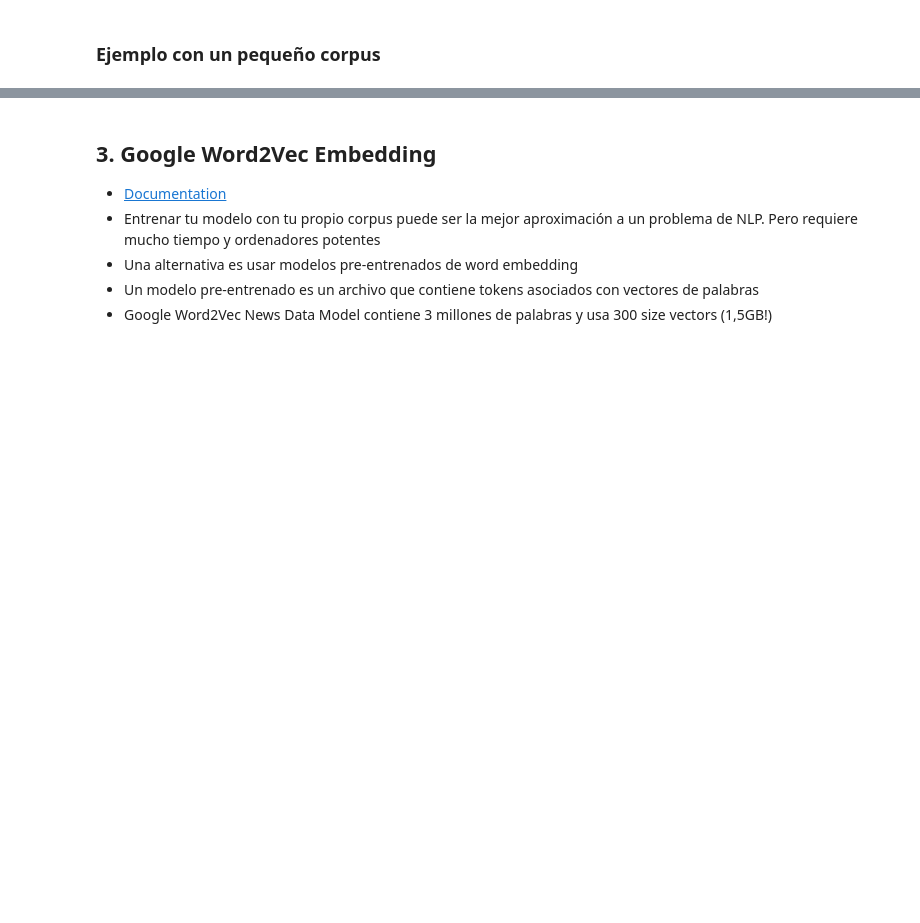
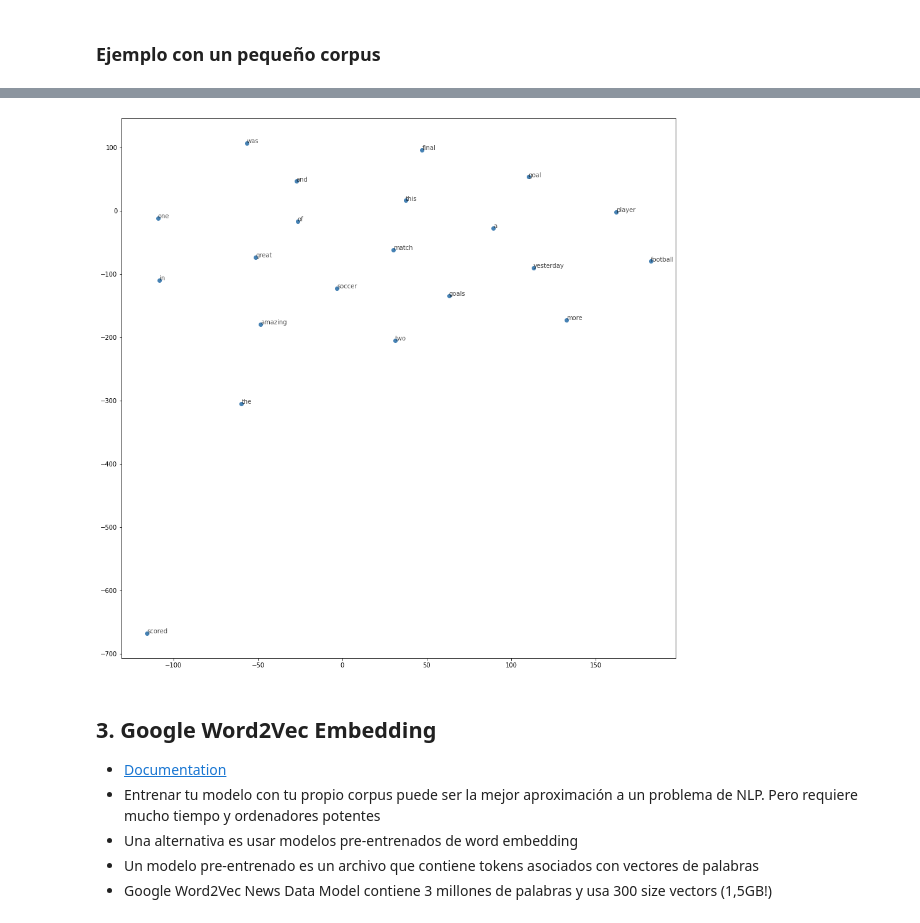
Before and after one commit to emunozlorenzo/UC3McourseML, a Jupyter notebook: NLP/WordEmbeddings.ipynb, the cells around one changed output, grey strips where cells are left out. Saved outputs shown, nothing was run; the diff lists cells and outputs as text; code cells hidden in the pictures; blank space fills up the shorter version.

```diff
--- a/NLP/WordEmbeddings.ipynb
+++ b/NLP/WordEmbeddings.ipynb
@@ -73,3 +94,10 @@ for i, word in enumerate(words):
+# %%
+fig, ax = plt.subplots(figsize=(16, 16))
+for idx, word in enumerate((model.wv.vocab)):
+    plt.scatter(*embed_tsne[idx, :], color='steelblue')
+    plt.annotate(word, (embed_tsne[idx, 0], embed_tsne[idx, 1]), alpha=0.7)
+# %% [output]
+[figure, added]
 # %% [markdown]
 ## 3. Google Word2Vec Embedding
 - [Documentation](https://code.google.com/archive/p/word2vec/)
```
Also changed, not shown: parts of 7 cells of this notebook, 8 other files.
